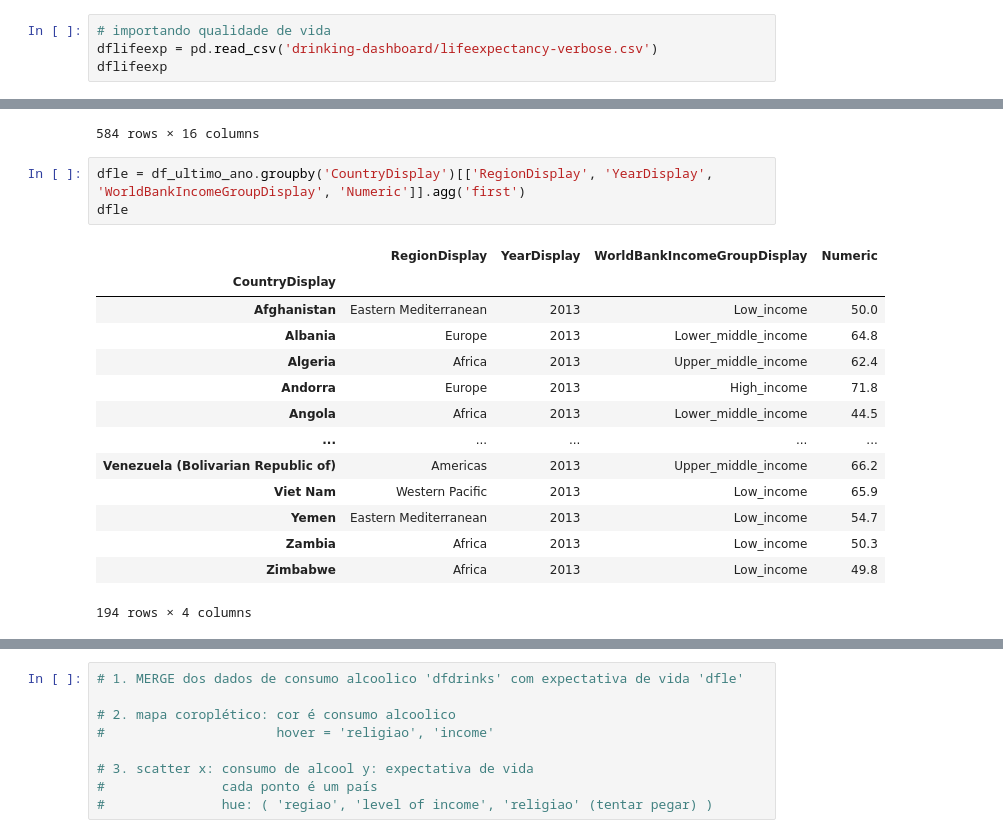
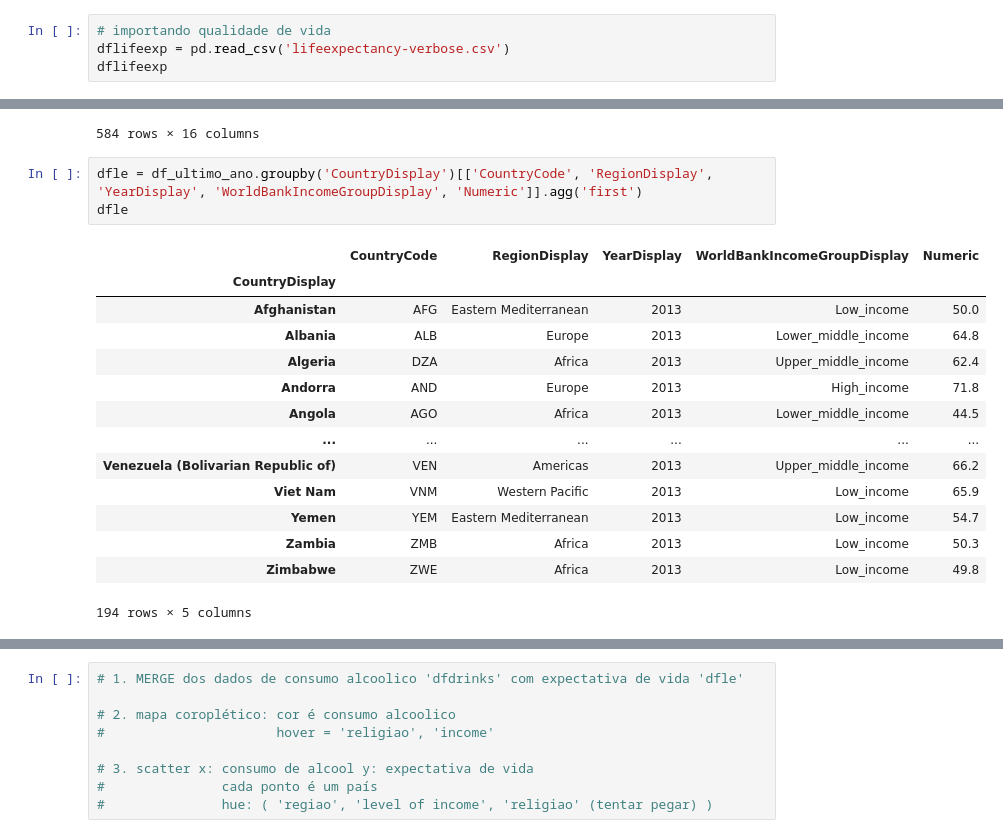
Before and after one commit to flimao/drinking-dashboard, a Jupyter notebook: exploracao_dados.ipynb, the cells around one changed output, grey strips where cells are left out. Saved outputs shown, nothing was run; the diff lists cells and outputs as text.

```diff
--- a/exploracao_dados.ipynb
+++ b/exploracao_dados.ipynb
@@ -74,7 +74,7 @@ dtypes: float64(1), int64(3), object(1)
 memory usage: 7.7+ KB
 # %%
 # importando qualidade de vida
-dflifeexp = pd.read_csv('drinking-dashboard/lifeexpectancy-verbose.csv')
+dflifeexp = pd.read_csv('lifeexpectancy-verbose.csv')
 dflifeexp
 # %% [output]
 |  | GhoCode | GhoDisplay | PublishStateCode | PublishStateDisplay | YearCode | YearDisplay | RegionCode | ... |
@@ -202,20 +202,20 @@ df_ultimo_ano
 | 3952 | WHOSIS_000002 | Healthy life expectancy (HALE) at... | PUBLISHED | Published | 2000 | 2000 | EMR | ... |
 584 rows × 16 columns
 # %%
-dfle = df_ultimo_ano.groupby('CountryDisplay')[['RegionDisplay', 'YearDisplay', 'WorldBankIncomeGroupDisplay', 'Numeric']].agg('first')
+dfle = df_ultimo_ano.groupby('CountryDisplay')[['CountryCode', 'RegionDisplay', 'YearDisplay', 'WorldBankIncomeGroupDisplay', 'Numeric']].agg('first')
 dfle
 # %% [output]
-|  | RegionDisplay | YearDisplay | WorldBankIncomeGroupDisplay | Numeric |
-| CountryDisplay |  |  |  |  |
-| Afghanistan | Eastern Mediterranean | 2013 | Low_income | 50.0 |
-| Albania | Europe | 2013 | Lower_middle_income | 64.8 |
-| Algeria | Africa | 2013 | Upper_middle_income | 62.4 |
-| Andorra | Europe | 2013 | High_income | 71.8 |
-| Angola | Africa | 2013 | Lower_middle_income | 44.5 |
-| ... | ... | ... | ... | ... |
-| Venezuela (Bolivarian Republic of) | Americas | 2013 | Upper_middle_income | 66.2 |
-| Viet Nam | Western Pacific | 2013 | Low_income | 65.9 |
-| Yemen | Eastern Mediterranean | 2013 | Low_income | 54.7 |
-| Zambia | Africa | 2013 | Low_income | 50.3 |
-| Zimbabwe | Africa | 2013 | Low_income | 49.8 |
+|  | CountryCode | RegionDisplay | YearDisplay | WorldBankIncomeGroupDisplay | Numeric |
+| CountryDisplay |  |  |  |  |  |
+| Afghanistan | AFG | Eastern Mediterranean | 2013 | Low_income | 50.0 |
+| Albania | ALB | Europe | 2013 | Lower_middle_income | 64.8 |
+| Algeria | DZA | Africa | 2013 | Upper_middle_income | 62.4 |
+| Andorra | AND | Europe | 2013 | High_income | 71.8 |
+| Angola | AGO | Africa | 2013 | Lower_middle_income | 44.5 |
+| ... | ... | ... | ... | ... | ... |
+| Venezuela (Bolivarian Republic of) | VEN | Americas | 2013 | Upper_middle_income | 66.2 |
+| Viet Nam | VNM | Western Pacific | 2013 | Low_income | 65.9 |
+| Yemen | YEM | Eastern Mediterranean | 2013 | Low_income | 54.7 |
+| Zambia | ZMB | Africa | 2013 | Low_income | 50.3 |
+| Zimbabwe | ZWE | Africa | 2013 | Low_income | 49.8 |
-194 rows × 4 columns
+194 rows × 5 columns
```
Also changed, not shown: parts of 8 cells of this notebook.
